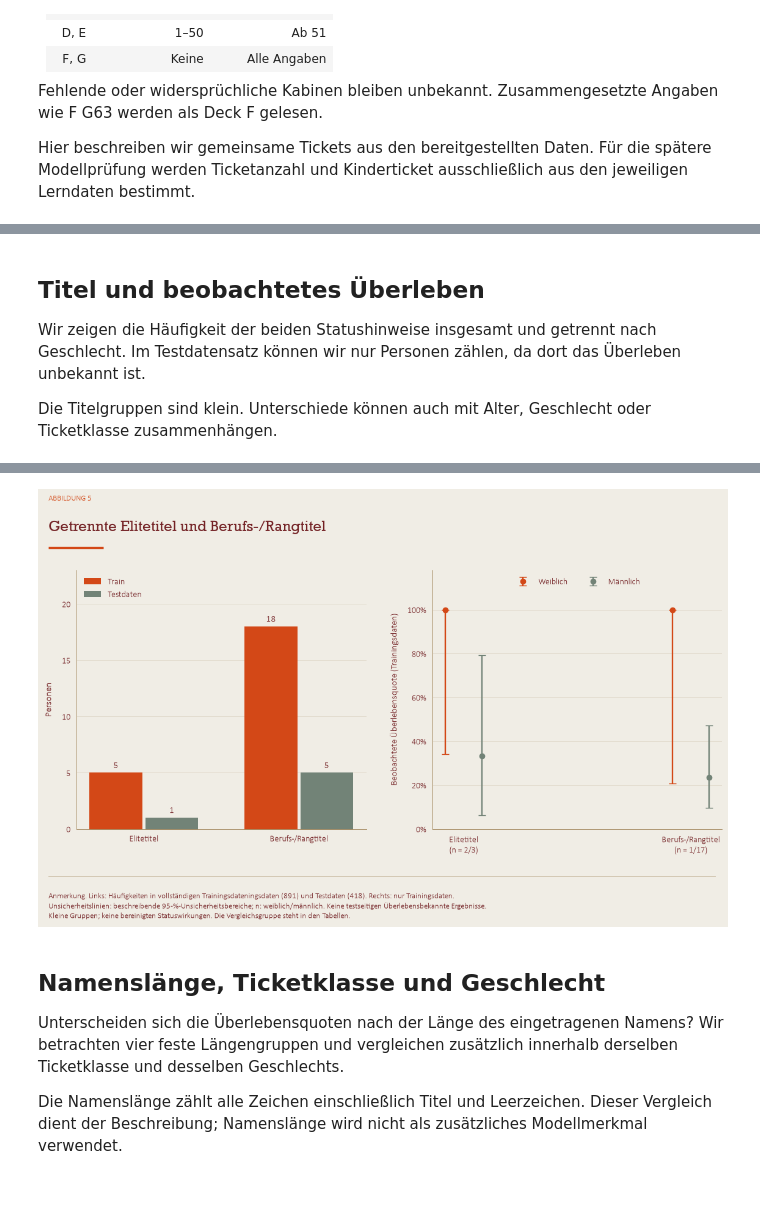
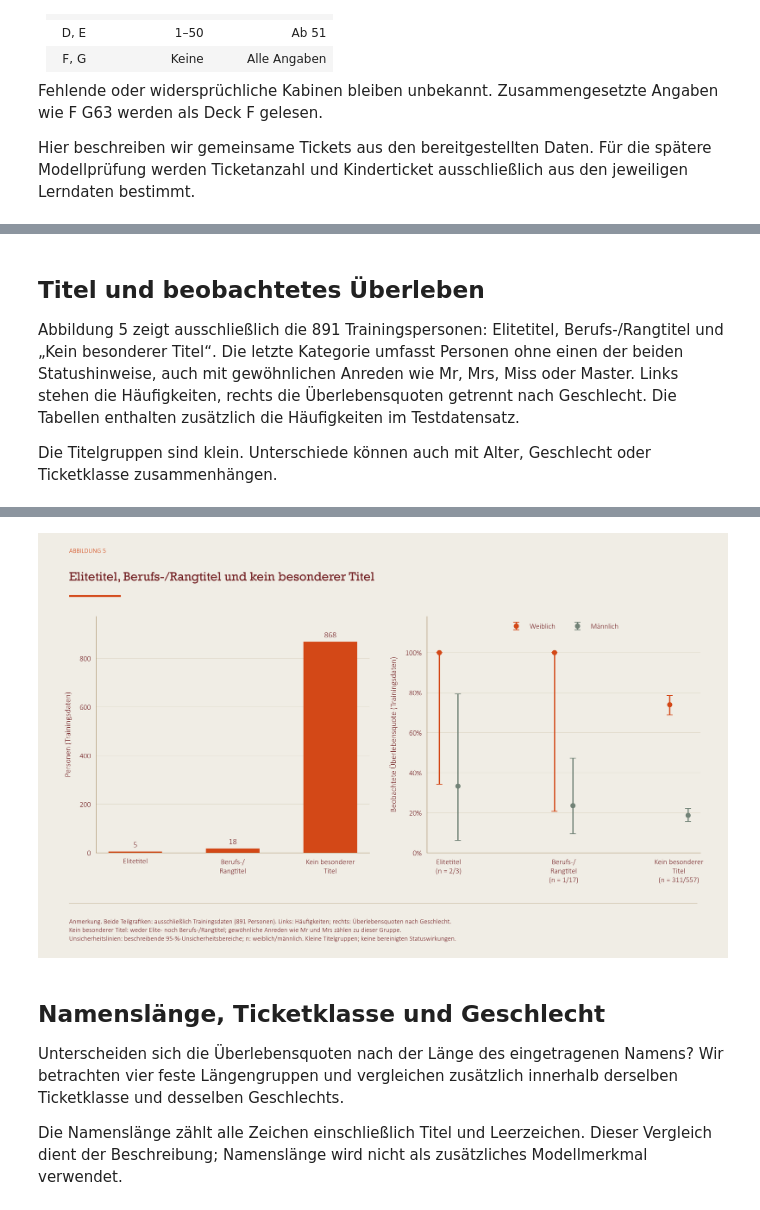
Before and after one commit to TheLeoMag/DSM-Fallstudie, a Jupyter notebook: 02_Feature_Engineering_und_Auswahl.ipynb, the cells around one changed output, grey strips where cells are left out. Drawn from its saved outputs; the diff is of its cells as text; code cells hidden in the pictures.

```diff
--- a/02_Feature_Engineering_und_Auswahl.ipynb
+++ b/02_Feature_Engineering_und_Auswahl.ipynb
@@ -346,11 +346,11 @@ Fehlendes Alter: 177 von 891 Lerndatenspersonen.
 # %% [markdown]
 ## Titel und beobachtetes Überleben
 
-Wir zeigen die Häufigkeit der beiden Statushinweise insgesamt und getrennt nach Geschlecht. Im Testdatensatz können wir nur Personen zählen, da dort das Überleben unbekannt ist.
+Abbildung 5 zeigt ausschließlich die 891 Trainingspersonen: Elitetitel, Berufs-/Rangtitel und „Kein besonderer Titel“. Die letzte Kategorie umfasst Personen ohne einen der beiden Statushinweise, auch mit gewöhnlichen Anreden wie Mr, Mrs, Miss oder Master. Links stehen die Häufigkeiten, rechts die Überlebensquoten getrennt nach Geschlecht. Die Tabellen enthalten zusätzlich die Häufigkeiten im Testdatensatz.
 
 Die Titelgruppen sind klein. Unterschiede können auch mit Alter, Geschlecht oder Ticketklasse zusammenhängen.
 # %%
-status_reihenfolge = ['Elitetitel', 'Berufs-/Rangtitel', 'Keiner der beiden Hinweise']
+status_reihenfolge = ['Elitetitel', 'Berufs-/Rangtitel', 'Kein besonderer Titel']
 status_gesamt, status_geschlecht, status_titelzeilen = ([], [], [])
 for bereich, daten_status in [('Train', train_merkmale), ('Testdaten', test_merkmale)]:
     status = daten_status.copy()
@@ -390,26 +390,25 @@ status_geschlecht = pd.concat(status_geschlecht, ignore_index=True)
 status_nach_titel = pd.DataFrame(status_titelzeilen)
 for tabelle, dateiname in [(status_gesamt, 'status_gesamt'), (status_geschlecht, 'status_nach_geschlecht'), (status_nach_titel, 'status_nach_titel')]:
     display(tabelle.style.format({spalte: '{:.1%}' for spalte in tabelle.columns if spalte in ['Überlebensquote', 'Untergrenze', 'Obergrenze', 'Anteil_am_Datensatz', 'Anteil_am_Geschlecht']}, na_rep='Unbekannt / keine Beobachtung'))
-fig, achsen = plt.subplots(1, 2, figsize=(12, 7.5))
-gruppen_kurz = status_reihenfolge[:2]
-positionen = np.arange(2)
-for bereich, versatz, farbe in [('Train', -0.18, COLORS['accent1']), ('Testdaten', 0.18, COLORS['accent3'])]:
-    counts = status_gesamt.loc[status_gesamt.Datensatz.eq(bereich)].set_index('Statusgruppe').loc[gruppen_kurz, 'Personen']
-    bars = achsen[0].bar(positionen + versatz, counts, width=0.34, color=farbe, label=bereich)
-    achsen[0].bar_label(bars, padding=3)
-achsen[0].set(xticks=positionen, xticklabels=gruppen_kurz, ylabel='Personen', ylim=(0, 23))
-achsen[0].legend(loc='upper left')
+fig, achsen = plt.subplots(1, 2, figsize=(13, 8))
+gruppen_kurz = status_reihenfolge
+positionen = np.arange(len(gruppen_kurz))
+gruppen_labels = ['Elitetitel', 'Berufs-/\nRangtitel', 'Kein besonderer\nTitel']
+counts = status_gesamt.loc[status_gesamt.Datensatz.eq('Train')].set_index('Statusgruppe').loc[gruppen_kurz, 'Personen']
+bars = achsen[0].bar(positionen, counts, width=0.55, color=COLORS['accent1'])
+achsen[0].bar_label(bars, padding=3)
+achsen[0].set(xticks=positionen, xticklabels=gruppen_labels, ylabel='Personen (Trainingsdaten)', ylim=(0, counts.max() * 1.12))
 for sex, versatz, farbe, text in [('female', -0.08, COLORS['accent1'], 'Weiblich'), ('male', 0.08, COLORS['accent3'], 'Männlich')]:
     g = status_geschlecht.loc[status_geschlecht.Datensatz.eq('Train') & status_geschlecht.Sex.eq(sex)]
     g = g.set_index('Statusgruppe').loc[gruppen_kurz]
     achsen[1].errorbar(positionen + versatz, g.Überlebensquote, yerr=[g.Überlebensquote - g.Untergrenze, g.Obergrenze - g.Überlebensquote], fmt='o', capsize=4, color=farbe, label=text)
 anzahlen = status_geschlecht.loc[status_geschlecht.Datensatz.eq('Train')].pivot(index='Statusgruppe', columns='Sex', values='Personen')
-labels = [f"{g}\n(n = {anzahlen.loc[g, 'female']}/{anzahlen.loc[g, 'male']})" for g in gruppen_kurz]
-achsen[1].set(xticks=positionen, xticklabels=labels, ylabel='Beobachtete Überlebensquote (Train)', ylim=(0, 1.18))
+labels = [f"{label}\n(n = {anzahlen.loc[g, 'female']}/{anzahlen.loc[g, 'male']})" for g, label in zip(gruppen_kurz, gruppen_labels)]
+achsen[1].set(xticks=positionen, xticklabels=labels, ylabel='Beobachtete Überlebensquote (Trainingsdaten)', ylim=(0, 1.18))
 achsen[1].set_yticks(np.arange(0, 1.01, 0.2))
 achsen[1].yaxis.set_major_formatter(PercentFormatter(1))
 achsen[1].legend(loc='upper center', ncol=2)
-save_leaf_figure(fig, '5', 'Getrennte Elitetitel und Berufs-/Rangtitel', 'Links: Häufigkeiten in vollständigem Train (891) und Testdaten (418). Rechts: nur Train.\nUnsicherheitslinien: beschreibende 95-%-Unsicherheitsbereiche; n: weiblich/männlich. Keine testseitigen Überlebenslabels.\nKleine Gruppen; keine bereinigten Statuswirkungen. Die Vergleichsgruppe steht in den Tabellen.', ABBILDUNGEN / '05a_statusgruppen')
+save_leaf_figure(fig, '5', 'Elitetitel, Berufs-/Rangtitel und kein besonderer Titel', 'Beide Teilgrafiken: ausschließlich Trainingsdaten (891 Personen). Links: Häufigkeiten; rechts: Überlebensquoten nach Geschlecht.\nKein besonderer Titel: weder Elite- noch Berufs-/Rangtitel; gewöhnliche Anreden wie Mr und Mrs zählen zu dieser Gruppe.\nUnsicherheitslinien: beschreibende 95-%-Unsicherheitsbereiche; n: weiblich/männlich. Kleine Titelgruppen; keine bereinigten Statuswirkungen.', ABBILDUNGEN / '05a_statusgruppen')
 # %% [output]
 |  | Datensatz | Statusgruppe | Personen | Beobachtete_Zielwerte | Überlebende | Überlebensquote | Untergrenze | ... |
 | 0 | Train | Elitetitel | 5 | 5 | 3.000000 | 60.0% | 23.1% | ... |
@@ -434,21 +433,21 @@ save_leaf_figure(fig, '5', 'Getrennte Elitetitel und Berufs-/Rangtitel', 'Links:
 |  | Datensatz | Statusgruppe | Titel | Personen | Weiblich | Männlich | Überlebende | Überlebensquote |
 | 0 | Train | Elitetitel | Sir | 1 | 0 | 1 | 1.000000 | 100.0% |
 | 1 | Train | Elitetitel | Lady | 1 | 1 | 0 | 1.000000 | 100.0% |
 | 2 | Train | Elitetitel | the Countess | 1 | 1 | 0 | 1.000000 | 100.0% |
 | 3 | Train | Elitetitel | Jonkheer | 1 | 0 | 1 | 0.000000 | 0.0% |
 | 4 | Train | Elitetitel | Don | 1 | 0 | 1 | 0.000000 | 0.0% |
 | 5 | Train | Elitetitel | Dona | 0 | 0 | 0 | Unbekannt / keine Beobachtung | Unbekannt / keine Beobachtung |
 | 6 | Train | Berufs-/Rangtitel | Col | 2 | 0 | 2 | 1.000000 | 50.0% |
 | 7 | Train | Berufs-/Rangtitel | Major | 2 | 0 | 2 | 1.000000 | 50.0% |
 | 8 | Train | Berufs-/Rangtitel | Capt | 1 | 0 | 1 | 0.000000 | 0.0% |
 | 9 | Train | Berufs-/Rangtitel | Dr | 7 | 1 | 6 | 3.000000 | 42.9% |
 | ... | ... | ... | ... | ... | ... | ... | ... | ... |
 | 17 | Testdaten | Berufs-/Rangtitel | Col | 2 | 0 | 2 | Unbekannt / keine Beobachtung | Unbekannt / keine Beobachtung |
 | 18 | Testdaten | Berufs-/Rangtitel | Major | 0 | 0 | 0 | Unbekannt / keine Beobachtung | Unbekannt / keine Beobachtung |
 | 19 | Testdaten | Berufs-/Rangtitel | Capt | 0 | 0 | 0 | Unbekannt / keine Beobachtung | Unbekannt / keine Beobachtung |
 | 20 | Testdaten | Berufs-/Rangtitel | Dr | 1 | 0 | 1 | Unbekannt / keine Beobachtung | Unbekannt / keine Beobachtung |
 | 21 | Testdaten | Berufs-/Rangtitel | Rev | 2 | 0 | 2 | Unbekannt / keine Beobachtung | Unbekannt / keine Beobachtung |
-[figure, old version]
+[figure, new version]
 # %% [markdown]
 ## Namenslänge, Ticketklasse und Geschlecht
 
```
Also changed, not shown: parts of 7 cells of this notebook, 36 other files.
